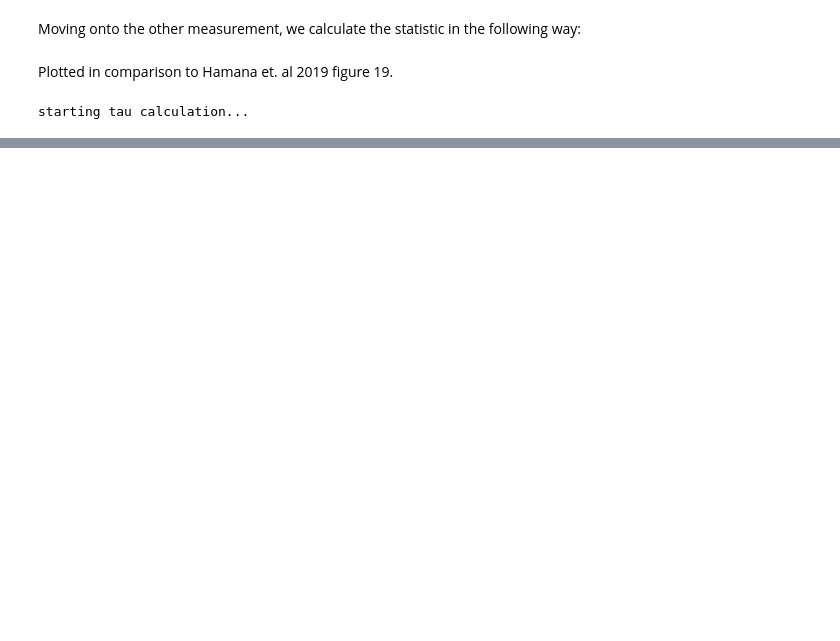
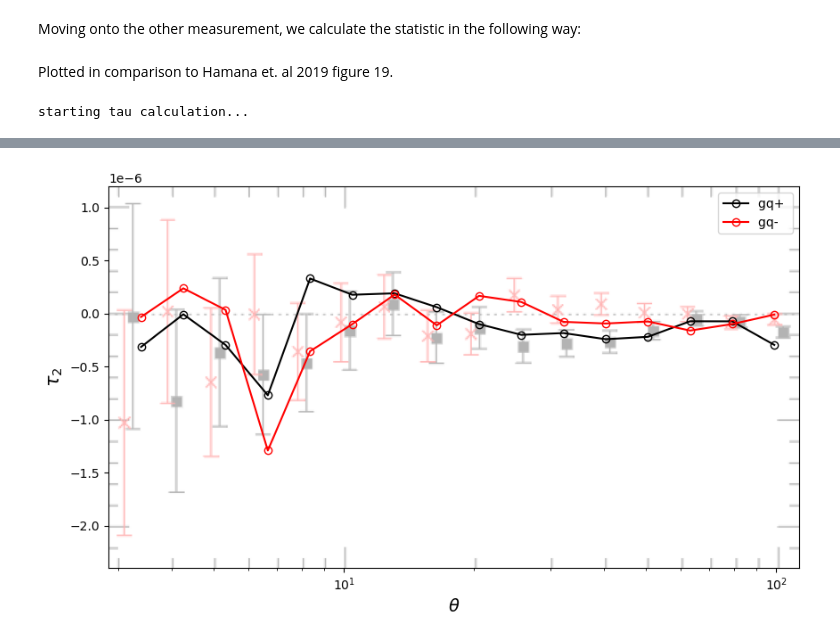
Before and after one commit to LSSTDESC/nulltests_txpipe, a Jupyter notebook: hscy1/TauStatsPaperComparison.ipynb, the cells around one changed output, grey strips where cells are left out. Saved outputs shown, nothing was run; the diff lists cells and outputs as text; code cells hidden in the pictures; blank space fills up the shorter version.

```diff
--- a/hscy1/TauStatsPaperComparison.ipynb
+++ b/hscy1/TauStatsPaperComparison.ipynb
@@ -271,0 +315,32 @@ plt.show()
+# %%
+#set first axes
+import matplotlib.ticker as ticker
+
+fig = plt.figure(figsize=(10,10))
+img = plt.imread("Hamana2019/Xi_gq.png")
+
+ax = fig.add_subplot(1,1,1)
+ax.imshow(img,  aspect='equal',alpha=0.3)
+plt.axis('off')
+
+#create second axes
+newax = fig.add_axes(ax.get_position(), frameon=True)
+newax.patch.set_alpha(0.0)
+newax.set_xlim((2.85,113))
+
+newax.set_ylim((-2.4e-6,1.2e-6))
+newax.set_xlabel(r'$\theta\ [{\rm arcmin}]$',size=14)
+newax.set_ylabel(r'$\tau_{0+}$',size=15)
+newax.set_xscale('log')
+#Change formatting of xticks
+newax.xaxis.set_minor_formatter(ticker.FormatStrFormatter('%.1f'))
+nbins=16
+plt.plot(tht_,c2p_,marker='o',mfc='None',color='black',label='gq+ ')
+plt.plot(tht_,c2m_,marker='o',mfc='None',color='red',label='gq- ')
+plt.xscale('log')
+plt.ylabel(r'$\tau_2$')
+plt.xlabel(r'$\theta$')
+plt.legend()
+plt.show()
+# %% [output]
+[figure, added]
```
Also changed, not shown: parts of 13 cells of this notebook.
